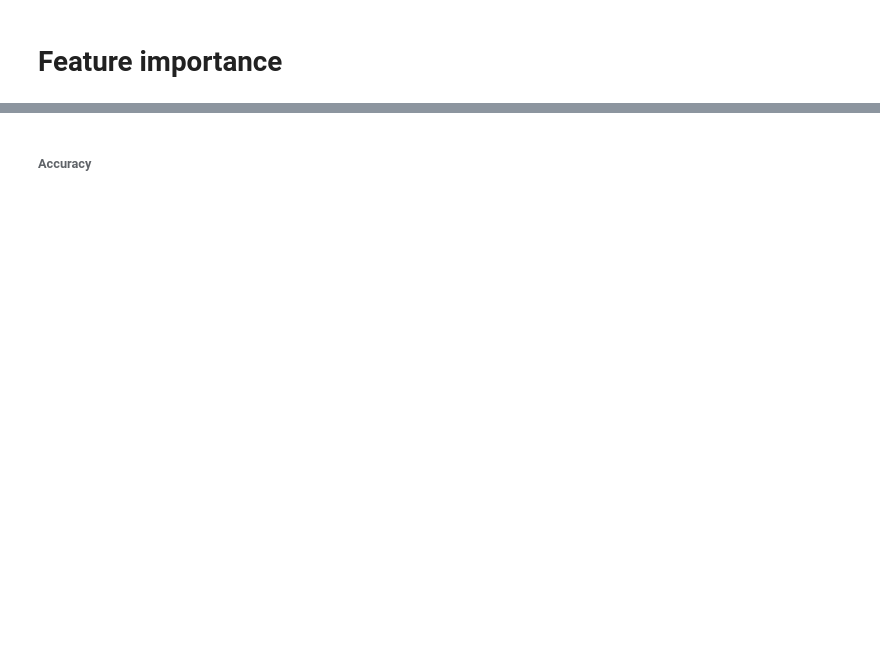
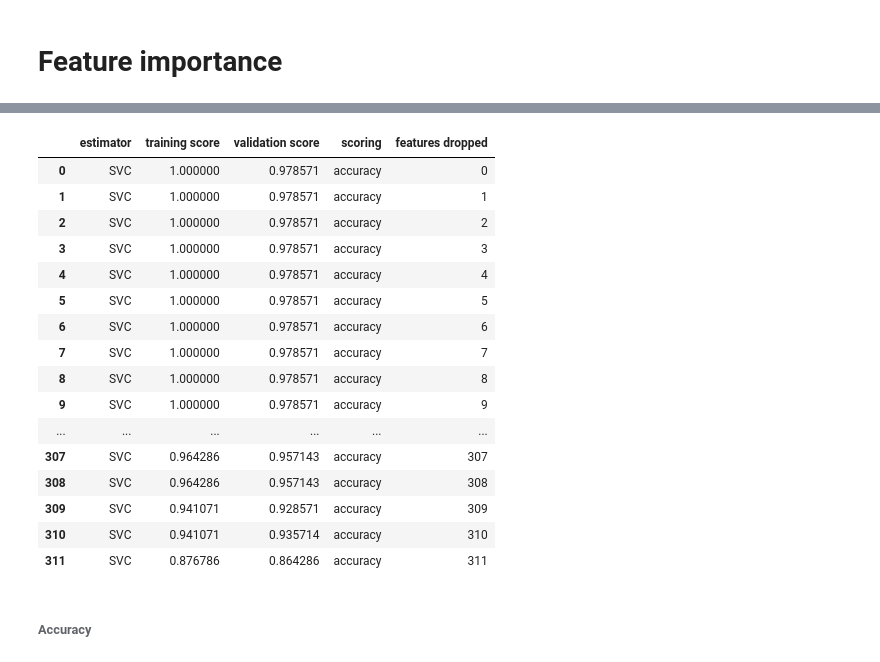
Before and after one commit to sudhu26/data-science-portfolio, a Jupyter notebook: projects/WineClassification/kernel.ipynb, the cells around one changed output, grey strips where cells are left out. Drawn from its saved outputs; the diff is of its cells as text; code cells hidden in the pictures; blank space fills up the shorter version.

```diff
--- a/projects/WineClassification/kernel.ipynb
+++ b/projects/WineClassification/kernel.ipynb
@@ -302,8 +392,8 @@ skew_pipe = PandasFeatureUnion([
 train.data = skew_pipe.fit_transform(train.data)
 valid.data = skew_pipe.transform(valid.data)
 
-train.update_feature_by_mlm_dtype()
-valid.update_feature_by_mlm_dtype()
+train.update_dtypes()
+valid.update_dtypes()
 # %% [markdown]
 ### Scaling
 # %% [markdown]
@@ -320,8 +410,8 @@ scale_pipe = PandasFeatureUnion([
 train.data = scale_pipe.fit_transform(train.data)
 valid.data = scale_pipe.transform(valid.data)
 
-train.update_feature_by_mlm_dtype()
-valid.update_feature_by_mlm_dtype()
+train.update_dtypes()
+valid.update_dtypes()
 # %% [markdown]
 ## Outliers
 # %% [markdown]
@@ -332,7 +422,7 @@ train_pipe = pipeline.Pipeline([
     ("outlier",train.OutlierIQR(
                 outlier_count=5,
                 iqr_step=1.5,
-                features=train.data.feature_by_mlm_dtype["continuous"],
+                features=train.data.mlm_dtypes["continuous"],
                 drop_outliers=False,))
     ])
 train.data = train_pipe.transform(train.data)
@@ -356,7 +450,7 @@ print(if_outliers)
 # identify outliers using extended isolation forest
 train_pipe = pipeline.Pipeline([
     ("outlier",train.ExtendedIsoForest(
-                columns=train.data.feature_by_mlm_dtype["continuous"],
+                columns=train.data.mlm_dtypes["continuous"],
                 n_trees=100,
                 sample_size=int(np.ceil(train.data.shape[0] * .25)),
                 extension_level=1,
@@ -452,6 +556,26 @@ cv_summary = fs.feature_selector_cross_val(
     step=1,
     save_to_csv=True,
 )
+# %%
+cv_summary
+# %% [output]
+|  | estimator | training score | validation score | scoring | features dropped |
+| 0 | SVC | 1.000000 | 0.978571 | accuracy | 0 |
+| 1 | SVC | 1.000000 | 0.978571 | accuracy | 1 |
+| 2 | SVC | 1.000000 | 0.978571 | accuracy | 2 |
+| 3 | SVC | 1.000000 | 0.978571 | accuracy | 3 |
+| 4 | SVC | 1.000000 | 0.978571 | accuracy | 4 |
+| 5 | SVC | 1.000000 | 0.978571 | accuracy | 5 |
+| 6 | SVC | 1.000000 | 0.978571 | accuracy | 6 |
+| 7 | SVC | 1.000000 | 0.978571 | accuracy | 7 |
+| 8 | SVC | 1.000000 | 0.978571 | accuracy | 8 |
+| 9 | SVC | 1.000000 | 0.978571 | accuracy | 9 |
+| ... | ... | ... | ... | ... | ... |
+| 307 | SVC | 0.964286 | 0.957143 | accuracy | 307 |
+| 308 | SVC | 0.964286 | 0.957143 | accuracy | 308 |
+| 309 | SVC | 0.941071 | 0.928571 | accuracy | 309 |
+| 310 | SVC | 0.941071 | 0.935714 | accuracy | 310 |
+| 311 | SVC | 0.876786 | 0.864286 | accuracy | 311 |
 # %% [markdown]
 ###### Accuracy
 # %%
```
Also changed, not shown: parts of 28 cells of this notebook, 11 other files.
